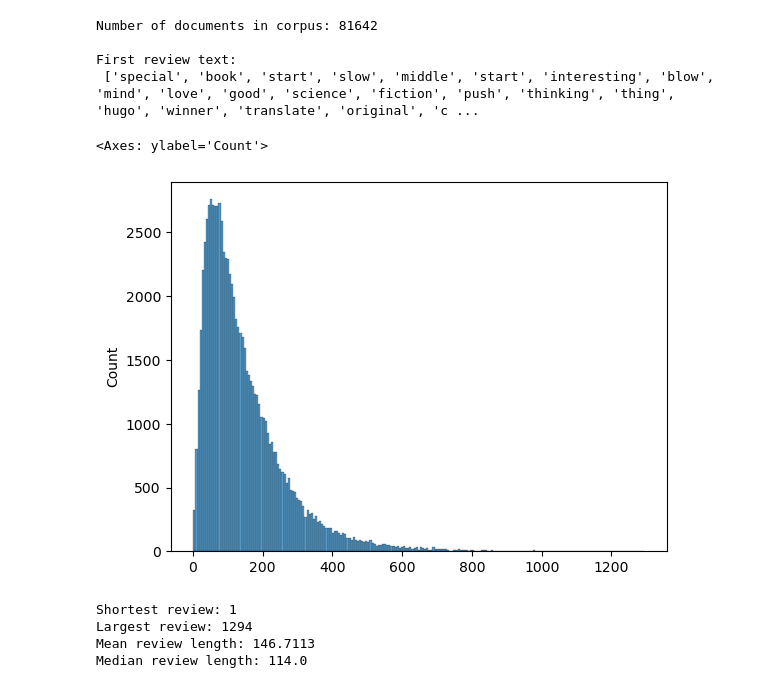
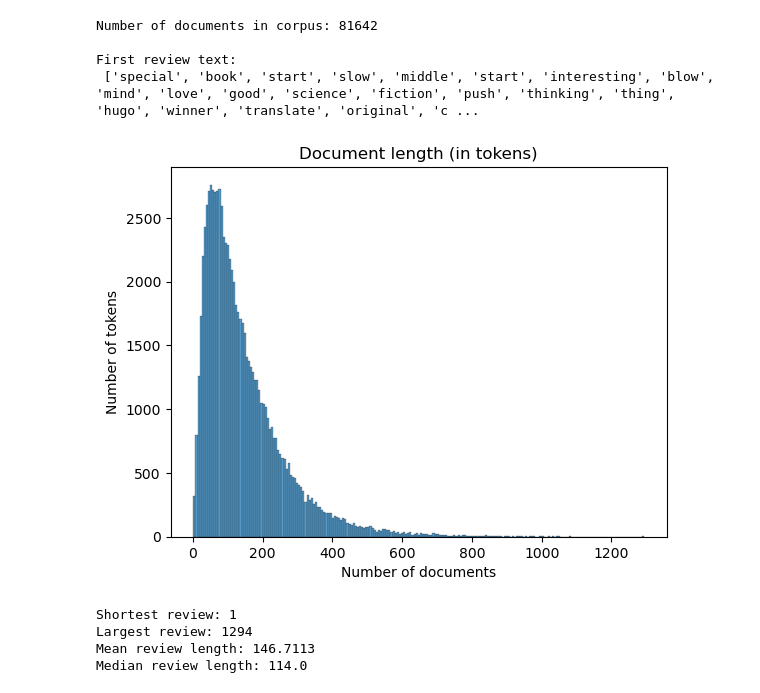
Before and after one commit to roliverc/Goodreads-meets-NLP, a Jupyter notebook: spacy_gensim_dask.ipynb, the cells around one changed output. Drawn from its saved outputs; the diff is of its cells as text; code cells hidden in the pictures.

```diff
--- a/spacy_gensim_dask.ipynb
+++ b/spacy_gensim_dask.ipynb
@@ -334,10 +326,16 @@ First review text:
 # %%
 # Plot the length of each review in terms of tokens
 doc_lengths = [len(doc) for doc in sample_corpus]
-sns.histplot(data=sample_corpus, x=doc_lengths)
+fig, ax = plt.subplots()
+ax.set_title("Document length (in tokens)")
+ax.set_xlabel("Number of documents")
+ax.set_ylabel("Number of tokens")
+doc_token_len_plot = sns.histplot(data=sample_corpus, x=doc_lengths, ax=ax)
+
+# Save plot to a file
+fig.savefig("images/doc_token_len.png")
 # %% [output]
-<Axes: ylabel='Count'>
-[figure, old version]
+[figure, new version]
 # %%
 print(f"Shortest review: {min(doc_lengths)}\nLargest review: {max(doc_lengths)}\
     \nMean review length: {np.mean(doc_lengths):.4f}\nMedian review length: {np.median(doc_lengths)}")
```
Also changed, not shown: parts of 170 cells of this notebook.
